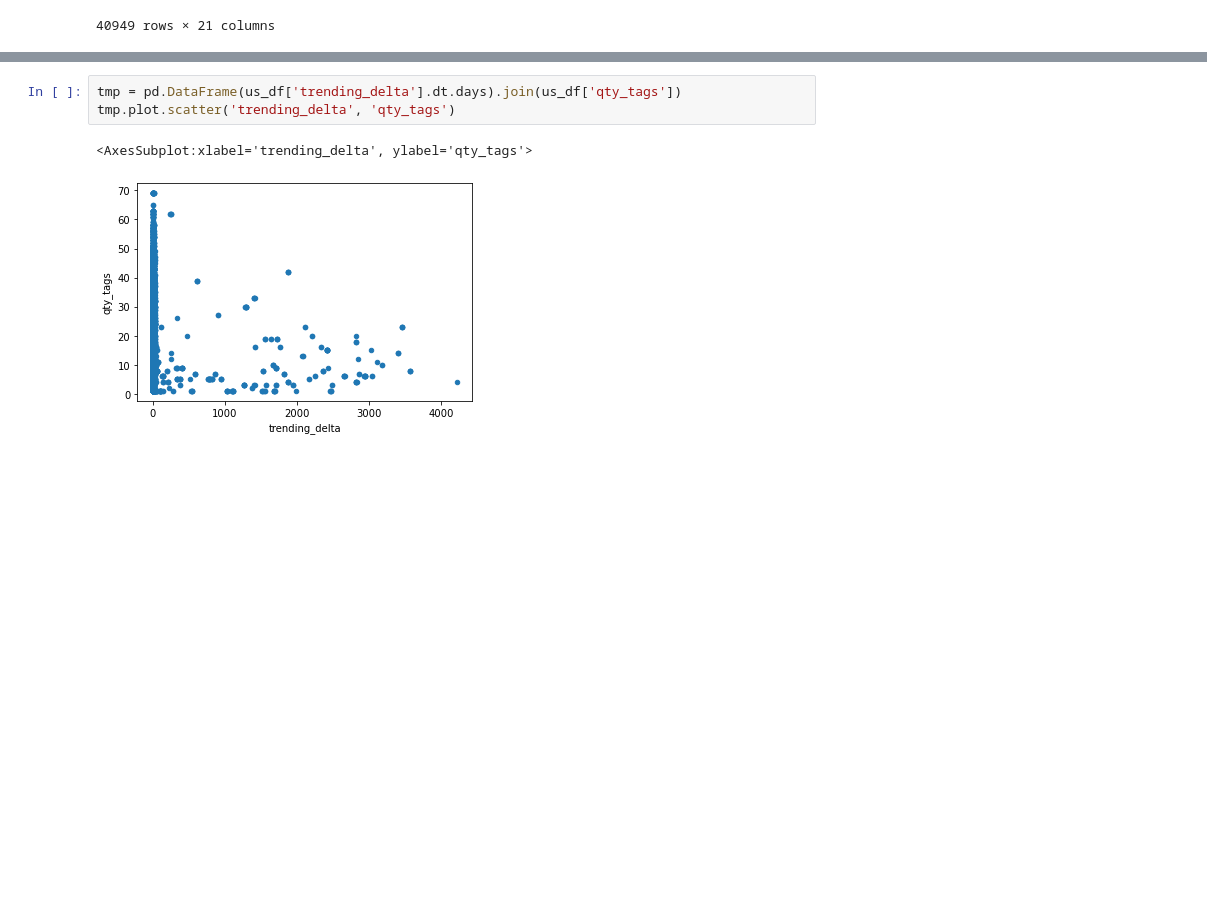
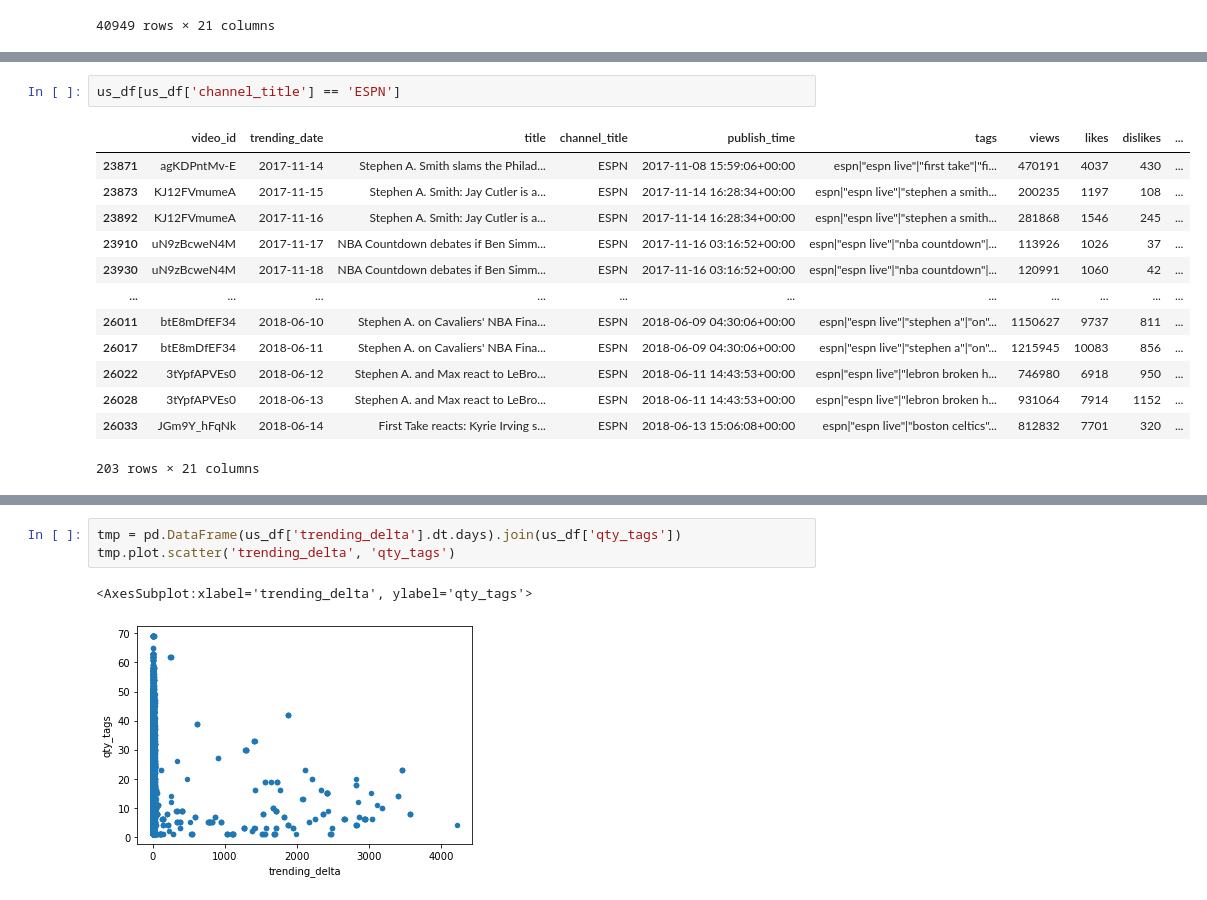
Before and after one commit to danielosetiawan/YouTube-EDA, a Jupyter notebook: youtube ipynb.ipynb, the cells around one changed output, grey strips where cells are left out. Saved outputs shown, nothing was run; the diff lists cells and outputs as text; blank space fills up the shorter version.

```diff
--- a/youtube ipynb.ipynb
+++ b/youtube ipynb.ipynb
@@ -115,0 +117,16 @@ Name: channel_title, Length: 2207, dtype: int64
+# %%
+us_df[us_df['channel_title'] == 'ESPN']
+# %% [output]
+|  | video_id | trending_date | title | channel_title | publish_time | tags | views | likes | dislikes | ... |
+| 23871 | agKDPntMv-E | 2017-11-14 | Stephen A. Smith slams the Philad... | ESPN | 2017-11-08 15:59:06+00:00 | espn|"espn live"|"first take"|"fi... | 470191 | 4037 | 430 | ... |
+| 23873 | KJ12FVmumeA | 2017-11-15 | Stephen A. Smith: Jay Cutler is a... | ESPN | 2017-11-14 16:28:34+00:00 | espn|"espn live"|"stephen a smith... | 200235 | 1197 | 108 | ... |
+| 23892 | KJ12FVmumeA | 2017-11-16 | Stephen A. Smith: Jay Cutler is a... | ESPN | 2017-11-14 16:28:34+00:00 | espn|"espn live"|"stephen a smith... | 281868 | 1546 | 245 | ... |
+| 23910 | uN9zBcweN4M | 2017-11-17 | NBA Countdown debates if Ben Simm... | ESPN | 2017-11-16 03:16:52+00:00 | espn|"espn live"|"nba countdown"|... | 113926 | 1026 | 37 | ... |
+| 23930 | uN9zBcweN4M | 2017-11-18 | NBA Countdown debates if Ben Simm... | ESPN | 2017-11-16 03:16:52+00:00 | espn|"espn live"|"nba countdown"|... | 120991 | 1060 | 42 | ... |
+| ... | ... | ... | ... | ... | ... | ... | ... | ... | ... | ... |
+| 26011 | btE8mDfEF34 | 2018-06-10 | Stephen A. on Cavaliers' NBA Fina... | ESPN | 2018-06-09 04:30:06+00:00 | espn|"espn live"|"stephen a"|"on"... | 1150627 | 9737 | 811 | ... |
+| 26017 | btE8mDfEF34 | 2018-06-11 | Stephen A. on Cavaliers' NBA Fina... | ESPN | 2018-06-09 04:30:06+00:00 | espn|"espn live"|"stephen a"|"on"... | 1215945 | 10083 | 856 | ... |
+| 26022 | 3tYpfAPVEs0 | 2018-06-12 | Stephen A. and Max react to LeBro... | ESPN | 2018-06-11 14:43:53+00:00 | espn|"espn live"|"lebron broken h... | 746980 | 6918 | 950 | ... |
+| 26028 | 3tYpfAPVEs0 | 2018-06-13 | Stephen A. and Max react to LeBro... | ESPN | 2018-06-11 14:43:53+00:00 | espn|"espn live"|"lebron broken h... | 931064 | 7914 | 1152 | ... |
+| 26033 | JGm9Y_hFqNk | 2018-06-14 | First Take reacts: Kyrie Irving s... | ESPN | 2018-06-13 15:06:08+00:00 | espn|"espn live"|"boston celtics"... | 812832 | 7701 | 320 | ... |
+203 rows × 21 columns
```
Also changed, not shown: parts of 5 cells of this notebook.
